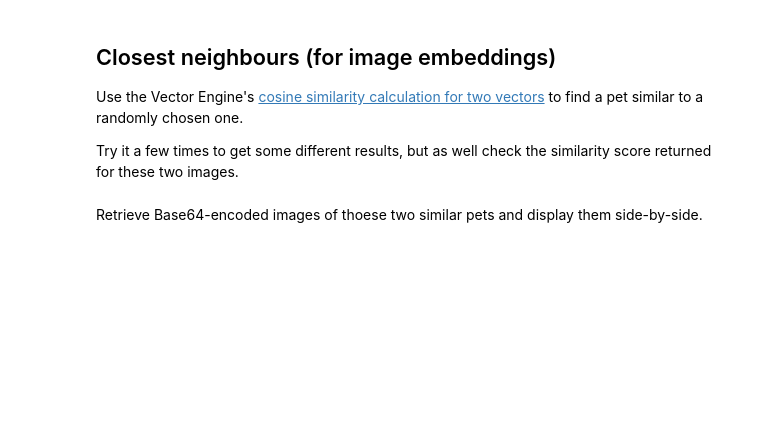
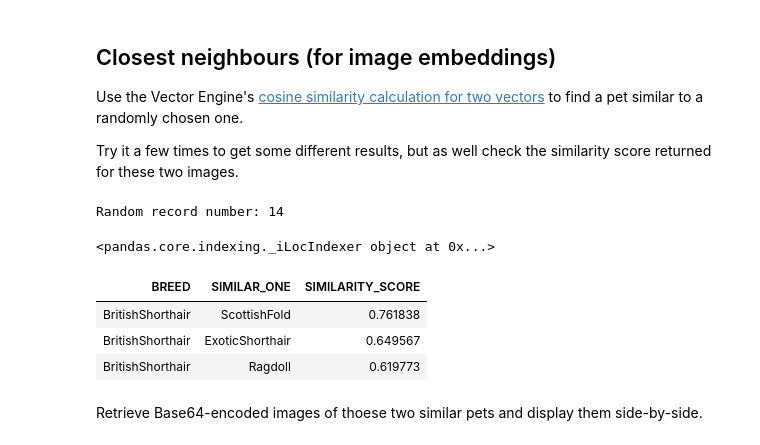
Before and after one commit to SaiNithesh/sap-community-developer-june-challenge-hana-multimodel, a Jupyter notebook: notebooks/challenges/week3_2_queries.ipynb, the cells around one changed output. Drawn from its saved outputs; the diff is of its cells as text; code cells hidden in the pictures; blank space fills up the shorter version.

```diff
--- a/notebooks/challenges/week3_2_queries.ipynb
+++ b/notebooks/challenges/week3_2_queries.ipynb
@@ -27,36 +31,44 @@ Use the Vector Engine's [cosine similarity calculation for two vectors](https://
 Try it a few times to get some different results, but as well check the similarity score returned for these two images.
 # %%
 import random
-random_record = random.randint(1, myconn.table(table=source_table).count())
+random_record = random.randint(1, myconn.table(table=source_table).count()+16)
 print(f"Random record number: {random_record}")
+# %% [output]
+Random record number: 14
 # %%
 
 sql = f'''
 SELECT
   "B"."NAME" AS "BREED",
   "A"."NAME" AS "SIMILAR_ONE",
-  "INSANE_SIMILARITY"("A"."IV", "B"."IV") AS "SIMILARITY_SCORE",
+  "COSINE_SIMILARITY"("A"."IV", "B"."IV") AS "SIMILARITY_SCORE",
   "B"."IMAGE_NAME",
   "A"."IMAGE_NAME" AS "SIMILAR_IMAGE_NAME",
   "B"."IMAGE",
   "A"."IMAGE" AS "SIMILAR_IMAGE"
 FROM
   {source_table} AS "A"
 INNER JOIN
   (SELECT
      ROW_NUMBER() OVER () AS "row_num", *
    FROM {source_table}
   ) AS "B"
 ON "A"."NAME" <> "B"."NAME"
-WHERE "B".row_num = {random_record}
+WHERE "B"."row_num" = {random_record}
 ORDER BY "SIMILARITY_SCORE" DESC;
 '''
 
 hdf = myconn.sql(sql)
 #print(hdf.select_statement)
 df=hdf.head(3).collect()
-
+print(df.IMAGE.iloc)
 display(df.iloc[:,:3].style.hide(axis='index'))
+# %% [output]
+<pandas.core.indexing._iLocIndexer object at 0x...>
+| BREED | SIMILAR_ONE | SIMILARITY_SCORE |
+| BritishShorthair | ScottishFold | 0.761838 |
+| BritishShorthair | ExoticShorthair | 0.649567 |
+| BritishShorthair | Ragdoll | 0.619773 |
 # %% [markdown]
 Retrieve Base64-encoded images of thoese two similar pets and display them side-by-side.
 # %%
```
Also changed, not shown: parts of 5 cells of this notebook, 3 other files.
